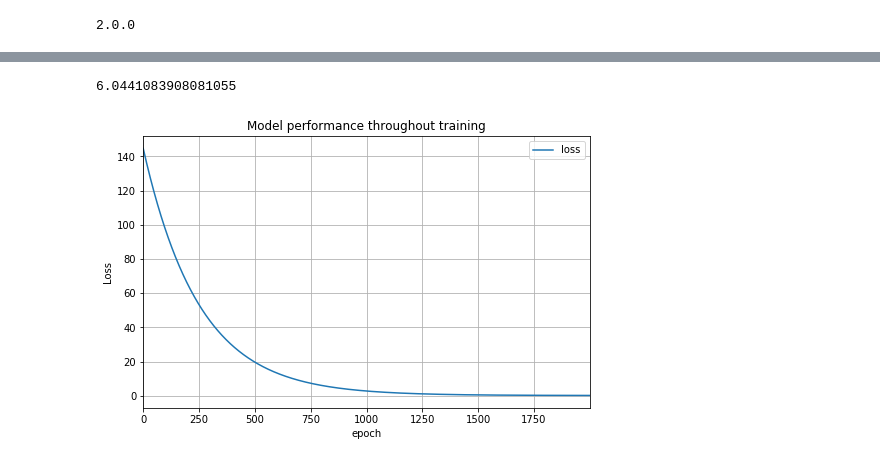
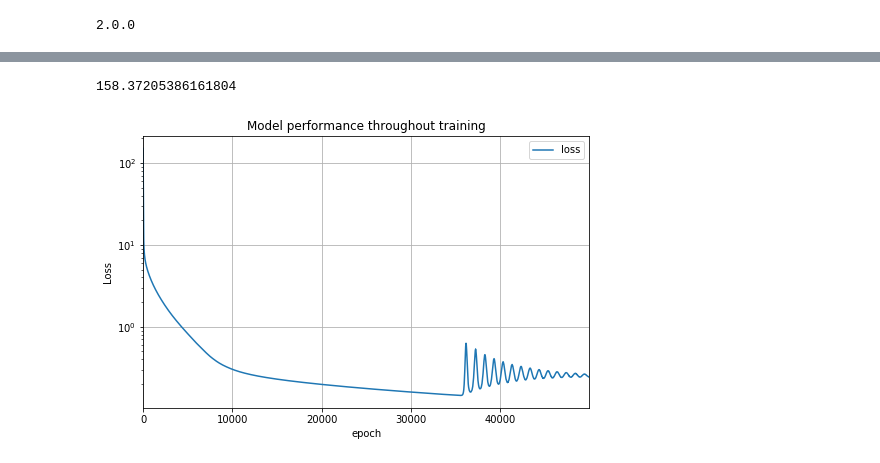
Before and after one commit to Simplon-IA-Bdx-1/house-prices-nicolasa-guillaume, a Jupyter notebook: Keras.ipynb, the cells around one changed output, grey strips where cells are left out. Saved outputs shown, nothing was run; the diff lists cells and outputs as text; code cells hidden in the pictures.

```diff
--- a/Keras.ipynb
+++ b/Keras.ipynb
@@ -59,11 +61,11 @@ X_train.shape
 # %%
-y_train = y_train.values.astype(float)
-y_val = y_val.values.astype(float)
+y_train = y_train_df.values.astype(float)
+y_val = y_val_df.values.astype(float)
 # %%
 #X_train = X_train[['Surface','OverallQual']].values.astype(float)
 #X_val = X_val[['Surface','OverallQual']].values.astype(float)
-X_train = X_train.values.astype(float)
-X_val = X_val.values.astype(float)
+X_train = X_train_df.values.astype(float)
+X_val = X_val_df.values.astype(float)
 # %%
 X_train.shape
 # %% [output]
@@ -80,6 +91,6 @@ model.add(Dense(1))
 # %%
 model = Sequential([
-    Input(shape=X_train.shape[1:]),
+    Input(shape=X_train.shape[1]),
     Dense(1)
 ])
 # %%
@@ -92,22 +103,22 @@ model.compile(loss=loss, optimizer=SGD(lr=LEARNING_RATE))
 #model.compile(loss=loss, optimizer=Adam(lr=LEARNING_RATE))
 # %%
 BATCH_SIZE = X_train.shape[0] # computing the loss over the whole dataset
-EPOCHS = 2000 # how many iterations over the whole dataset
+EPOCHS = 50000 # how many iterations over the whole dataset
 t_0 = time()
 #with tf.device('/device:GPU:0'):
 history = model.fit(X_train, y_train, epochs=EPOCHS, batch_size=BATCH_SIZE, verbose=0)
 print(time()-t_0)
 # %% [output]
-6.0441083908081055
+158.37205386161804
 # %%
-DataFrame(history.history).plot(figsize=(8, 5))
+DataFrame(history.history).plot(figsize=(8, 5), logy=True)
 plt.grid(True)
 #plt.gca().set_ylim(0, 1)
 plt.title('Model performance throughout training')
 plt.ylabel('Loss')
 plt.xlabel('epoch')
 plt.show()
 # %% [output]
-[figure, old version]
+[figure, new version]
 # %%
 y_pred = model.predict(X_val)
```
Also changed, not shown: parts of 14 cells of this notebook, 1 other file.
